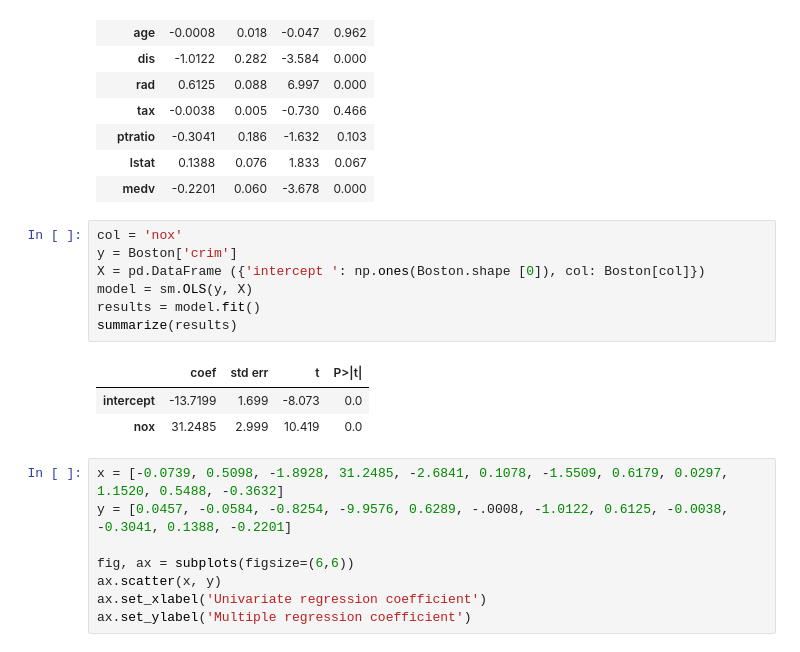
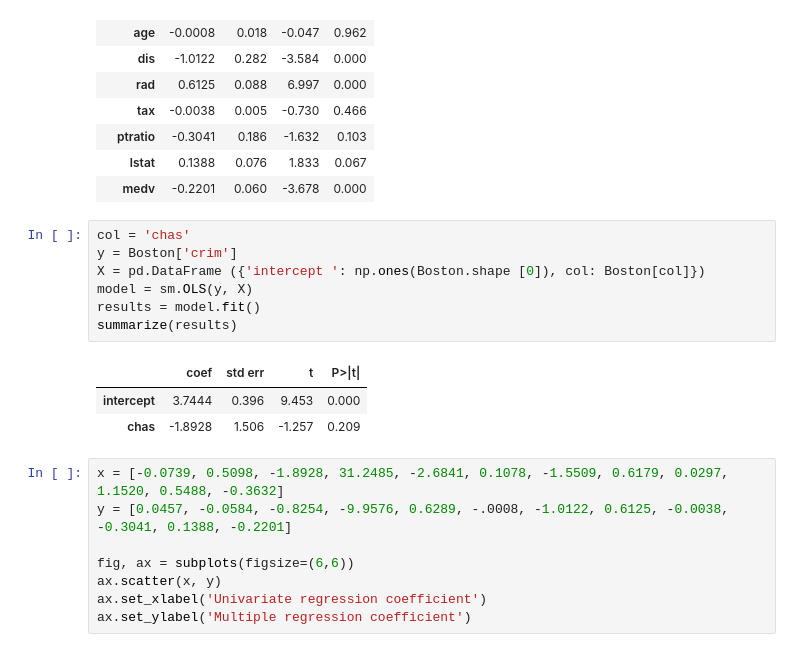
Before and after one commit to dan035-ucsd/MATH-102, a Jupyter notebook: math189/Boston.ipynb, the cells around one changed output. Saved outputs shown, nothing was run; the diff lists cells and outputs as text.

```diff
--- a/math189/Boston.ipynb
+++ b/math189/Boston.ipynb
@@ -279,16 +279,16 @@ summarize(results1)
 | lstat | 0.1388 | 0.076 | 1.833 | 0.067 |
 | medv | -0.2201 | 0.060 | -3.678 | 0.000 |
 # %%
-col = 'nox'
+col = 'chas'
 y = Boston['crim']
 X = pd.DataFrame ({'intercept ': np.ones(Boston.shape [0]), col: Boston[col]})
 model = sm.OLS(y, X)
 results = model.fit()
 summarize(results)
 # %% [output]
 |  | coef | std err | t | P>|t| |
-| intercept | -13.7199 | 1.699 | -8.073 | 0.0 |
-| nox | 31.2485 | 2.999 | 10.419 | 0.0 |
+| intercept | 3.7444 | 0.396 | 9.453 | 0.000 |
+| chas | -1.8928 | 1.506 | -1.257 | 0.209 |
 # %%
 x = [-0.0739, 0.5098, -1.8928, 31.2485, -2.6841, 0.1078, -1.5509, 0.6179, 0.0297, 1.1520, 0.5488, -0.3632]
 y = [0.0457, -0.0584, -0.8254, -9.9576, 0.6289, -.0008, -1.0122, 0.6125, -0.0038, -0.3041, 0.1388, -0.2201]
```
Also changed, not shown: 3 other files.
